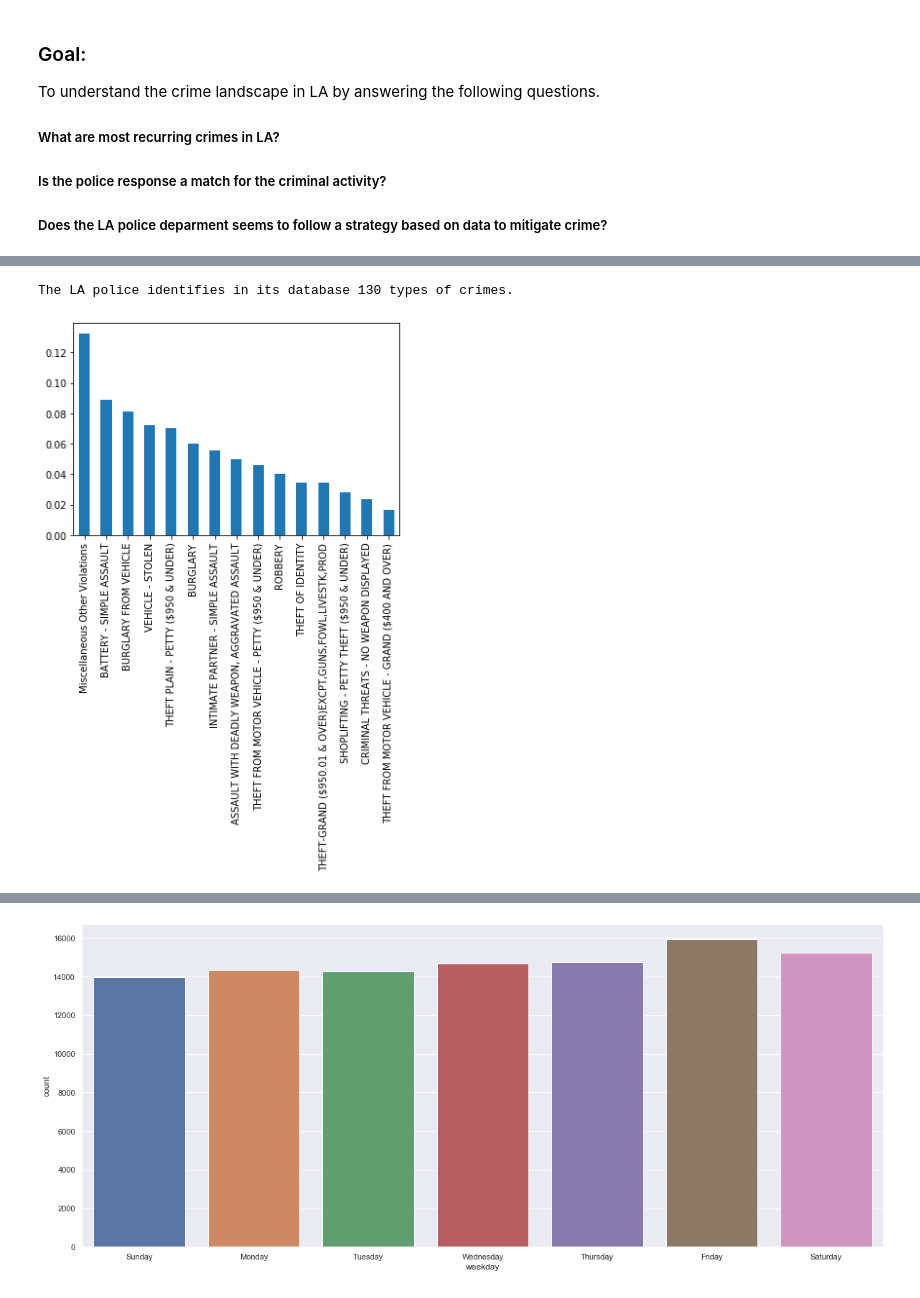
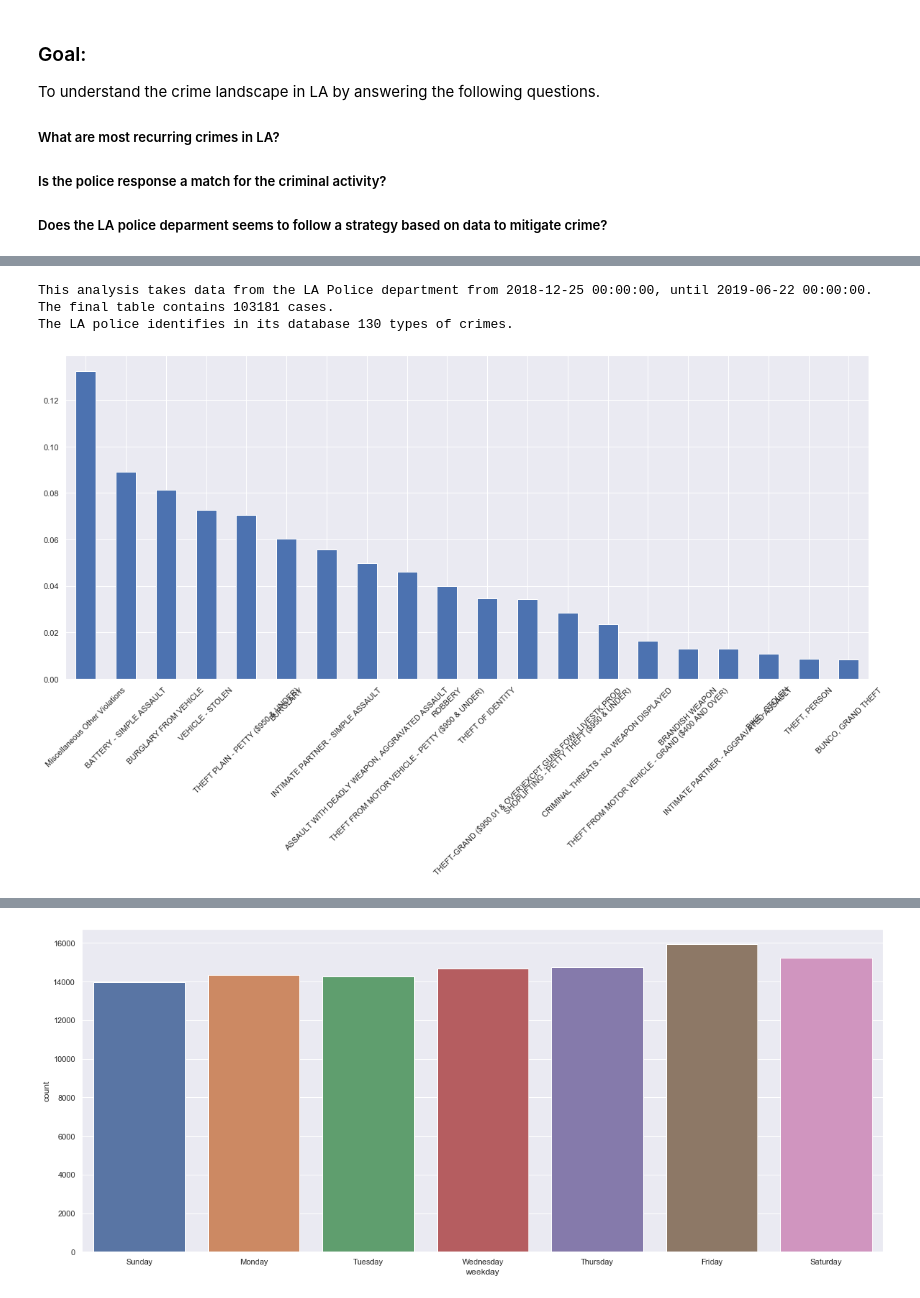
Before and after one commit to abreulastra/crime_analysis, a Jupyter notebook: crime_patterns_LA.ipynb, the cells around one changed output, grey strips where cells are left out. Cells and saved outputs as stored; diff of their text form; code cells hidden in the pictures.

```diff
--- a/crime_patterns_LA.ipynb
+++ b/crime_patterns_LA.ipynb
@@ -35,13 +21,18 @@ Index(['Unnamed: 0', 'DR Number', 'Date Reported', 'Date Occurred',
-# %%
-print('The LA police identifies in its database {} types of crimes.'.format(cri['Crime Code'].value_counts().shape[0]))
-# %% [output]
-The LA police identifies in its database 130 types of crimes.
-# %%
-most_frequent_crimes = cri['Crime Code Description'].value_counts().head(15) / cri['Crime Code'].value_counts().sum()
-most_frequent_crimes.plot.bar();
-# %% [output]
-[figure, removed]
 # %%
 # Preparing date variables to be able to compare accross databases
 cri = prepare_data(cri)
 arr = prepare_data(arr)
+# %%
+print('This analysis takes data from the LA Police department from {}, until {}.'.format(cri.date.min(), cri.date.max()))
+print('The final table contains {} cases.'.format(cri.shape[0]))
+print('The LA police identifies in its database {} types of crimes.'.format(cri['Crime Code'].value_counts().shape[0]))
+# %% [output]
+This analysis takes data from the LA Police department from 2018-12-25 00:00:00, until 2019-06-22 00:00:00.
+The final table contains 103181 cases.
+The LA police identifies in its database 130 types of crimes.
+# %%
+most_frequent_crimes = cri['Crime Code Description'].value_counts().head(20) / cri['Crime Code'].value_counts().sum()
+chart = most_frequent_crimes.plot.bar()
+chart.set_xticklabels(chart.get_xticklabels(), rotation=45);
+# %% [output]
+[figure, added]
```
Also changed, not shown: parts of 9 cells of this notebook, 1 other file.
